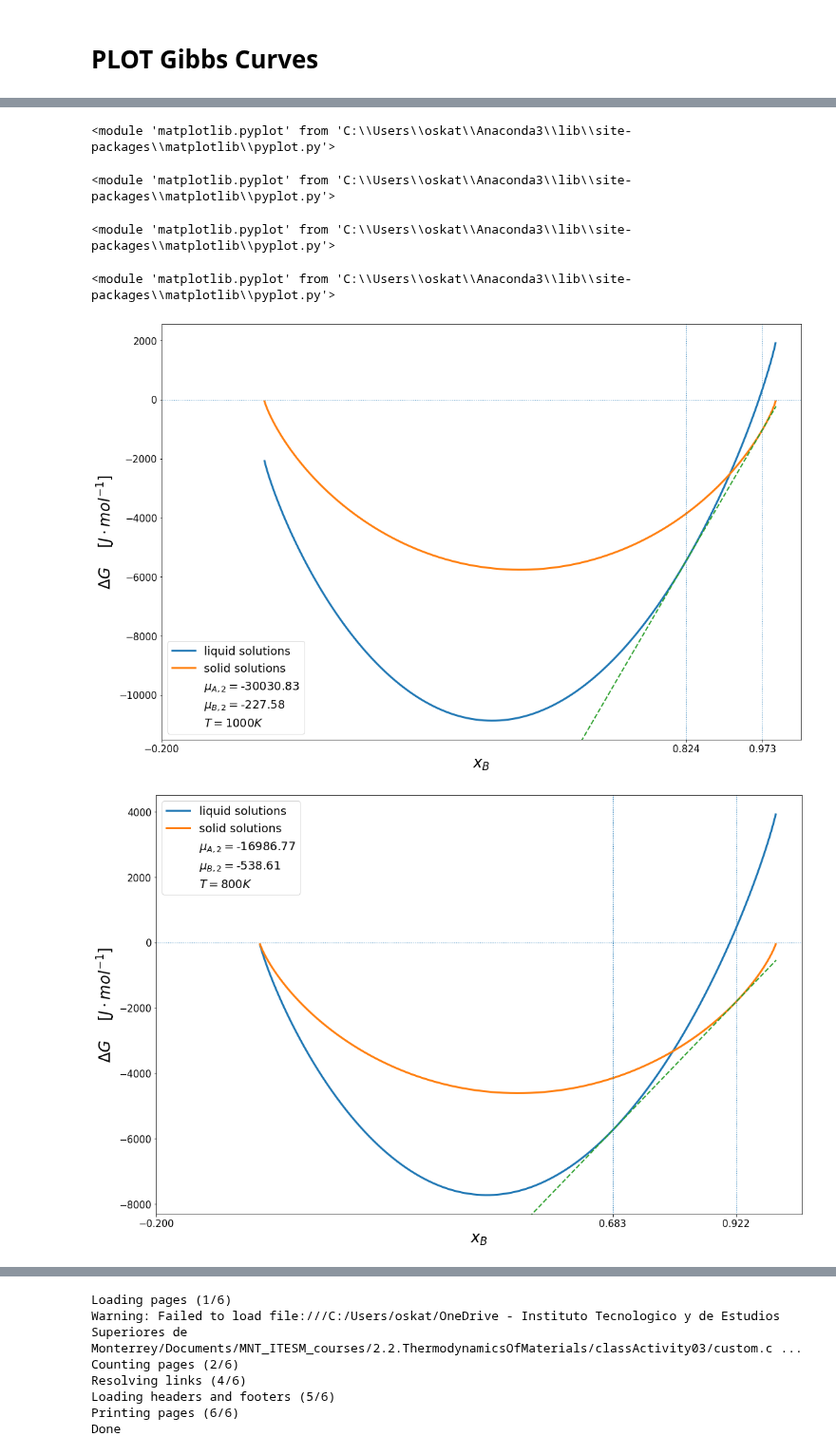
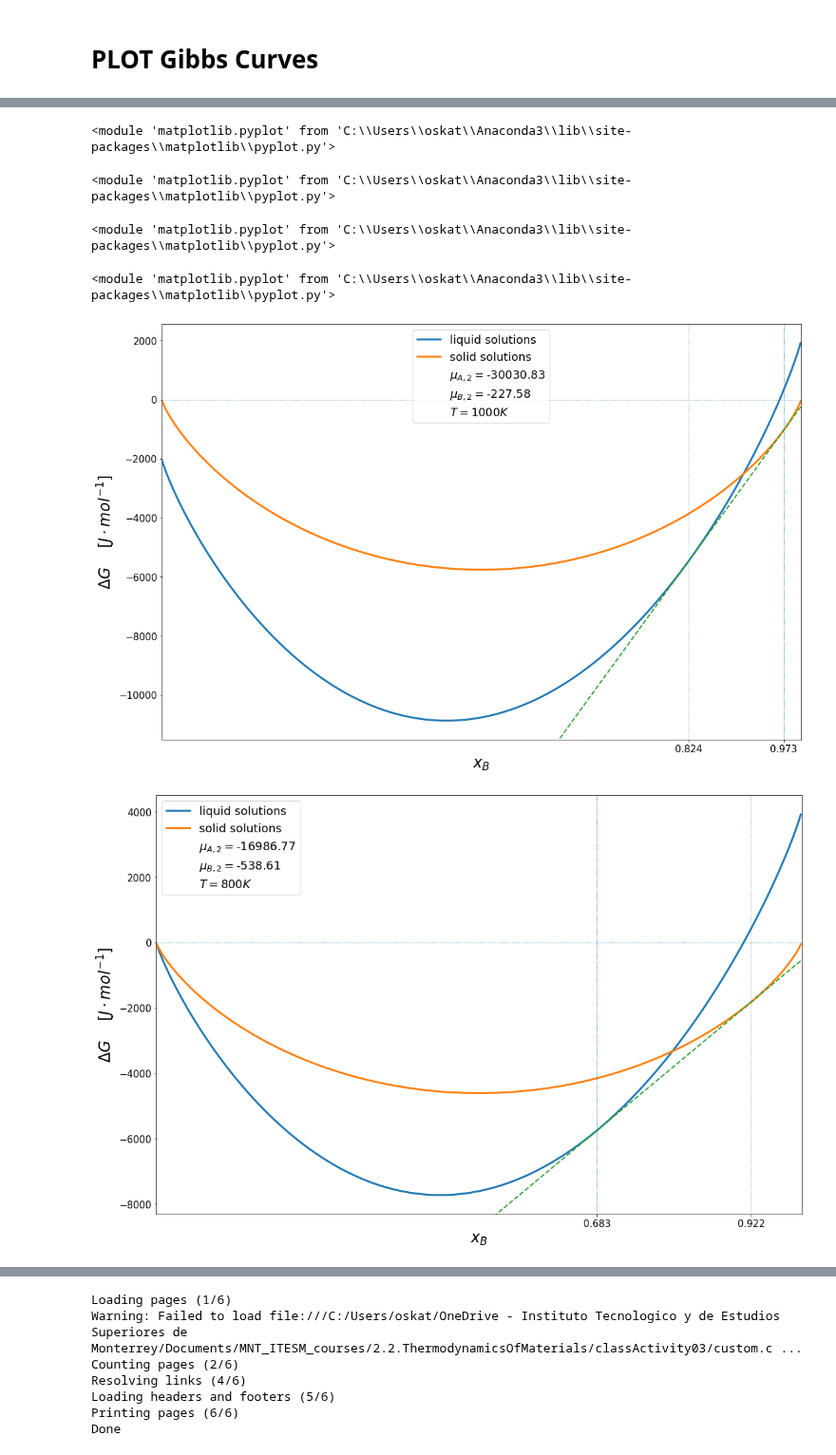
Before and after one commit to KiraSensei13/MNT_ITESM_courses, a Jupyter notebook: 2.2.ThermodynamicsOfMaterials/classActivity03/BinaryPhaseDiagrams.ipynb, the cells around one changed output, grey strips where cells are left out. Shown at 95% size. Cells and saved outputs as stored; diff of their text form; code cells hidden in the pictures.

```diff
--- a/2.2.ThermodynamicsOfMaterials/classActivity03/BinaryPhaseDiagrams.ipynb
+++ b/2.2.ThermodynamicsOfMaterials/classActivity03/BinaryPhaseDiagrams.ipynb
@@ -197,7 +200,8 @@ def gibbsCurves(T):
 
     # A,}JXJJHYy*pVeM6
     ax.set(autoscale_on=False)
-    ax.set_xticks(ax.get_xticks()[::100])
+    ax.set_xticks(ax.get_xticks()[::100]) # remove unnecessary ticks
+    ax.ticklabel_format(useOffset=False)  # disable scientific notation
     plt.axhline(y=0, linestyle=':', linewidth=1)
 
     # plot tangents
@@ -230,32 +234,33 @@ def gibbsCurves(T):
             # add compositions as ticks
             extraticks=[comp[2], comp[3]]
             plt.xticks(list(plt.xticks()[0]) + extraticks)
             plt.axvline(x=comp[2], linestyle=':', linewidth=1)
             plt.axvline(x=comp[3], linestyle=':', linewidth=1)
             # add chemical potentials as legend
             plt.scatter(xb[0], yl[0], s=0, label=r'$\mu_{A,2} = $' + str(round(y_tan_l[0], 2)))
             plt.scatter(xb[0], yl[0], s=0, label=r'$\mu_{B,2} = $' + str(round(y_tan_l[len(y_tan_l)-1], 2)))
 
     # Print fitting parameters as plot legends
     plt.scatter(xb[0], yl[0], s=0, label=r'$T = $' + str(round(T, 2)) + r'$K$')
 
     # Display plots
+    plt.xlim(0.0, 1.0)
     plt.yscale('linear');
     plt.xlabel(r'$x_B$', fontsize=24);
     plt.ylabel(r'$\Delta G$' + '    ' + r'$[J \cdot mol^{-1}]$', fontsize=24);
     #plt.title('Figure 1', size=24);
     plt.legend(prop={'size': 18});
     display(plt);
 
 ###############
 T = [1000, 800, 600, 480, 450]
 for t in T:
     gibbsCurves(t)
 # %% [output]
 <module 'matplotlib.pyplot' from 'C:\\Users\\oskat\\Anaconda3\\lib\\site-packages\\matplotlib\\pyplot.py'>
 <module 'matplotlib.pyplot' from 'C:\\Users\\oskat\\Anaconda3\\lib\\site-packages\\matplotlib\\pyplot.py'>
 <module 'matplotlib.pyplot' from 'C:\\Users\\oskat\\Anaconda3\\lib\\site-packages\\matplotlib\\pyplot.py'>
 <module 'matplotlib.pyplot' from 'C:\\Users\\oskat\\Anaconda3\\lib\\site-packages\\matplotlib\\pyplot.py'>
 <module 'matplotlib.pyplot' from 'C:\\Users\\oskat\\Anaconda3\\lib\\site-packages\\matplotlib\\pyplot.py'>
-[figure, old version]
+[figure, new version]
-[figure, old version]
+[figure, new version]
```
Also changed, not shown: parts of 2 cells of this notebook, 6 other files.
